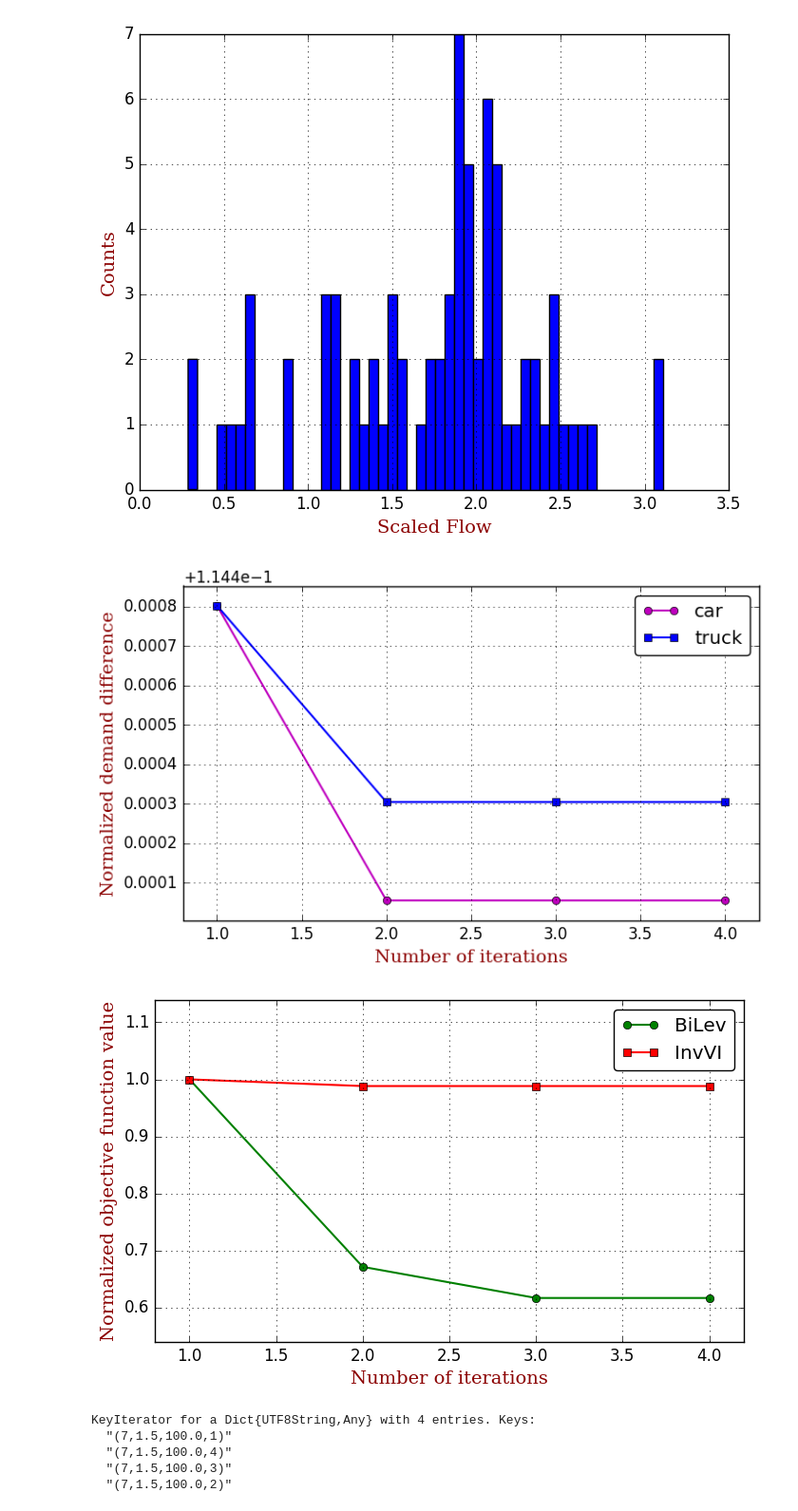
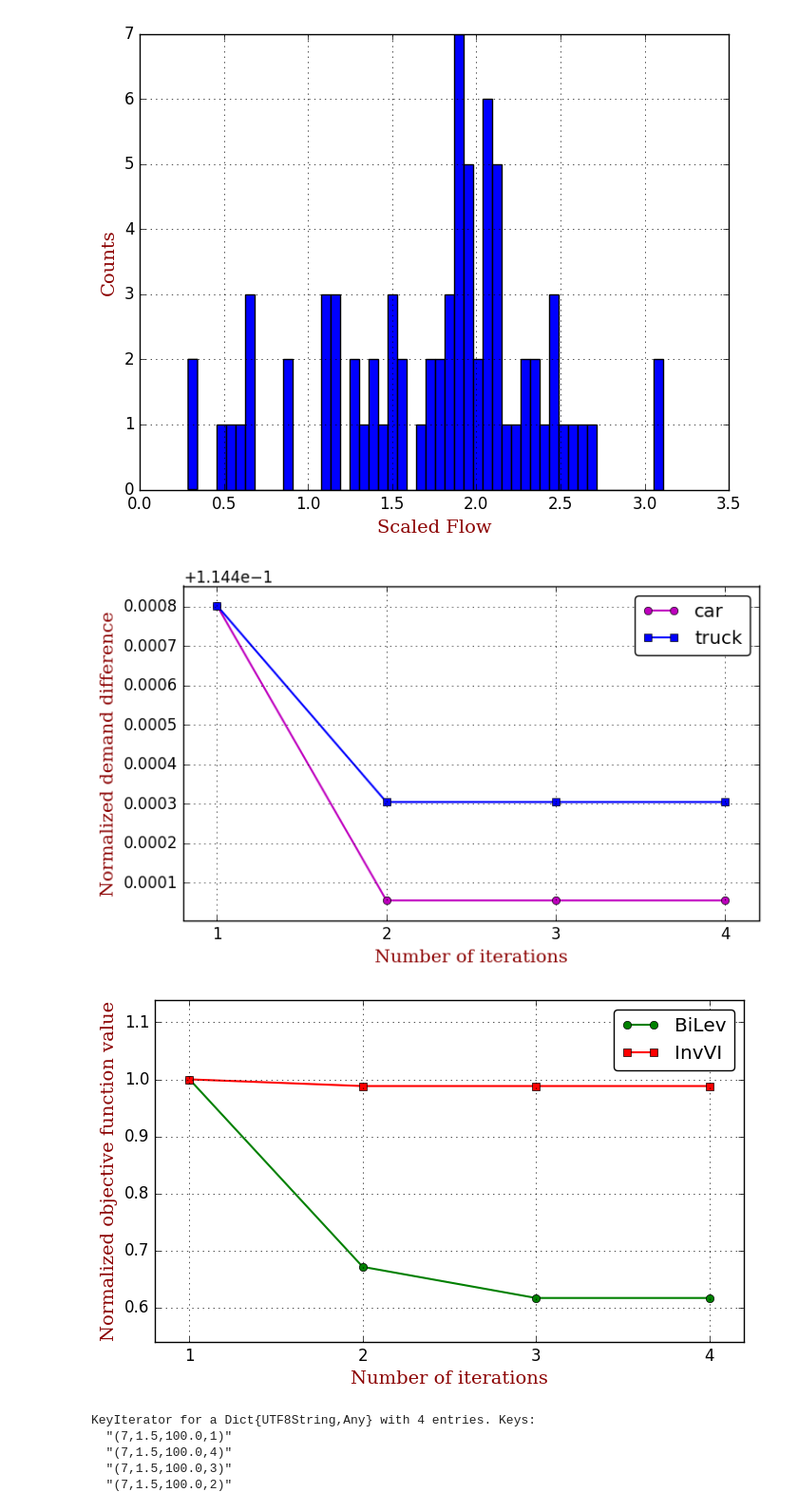
Before and after one commit to jingzbu/InverseVIsTraffic, a Jupyter notebook: 12_develop_new_OD_demand_estimator_Sioux_Dijkstra_multi_class/05_refine_iteration_results.ipynb, the cells around one changed output. Shown: that part at 95% size. Saved outputs shown, nothing was run; the diff lists cells and outputs as text; code cells hidden in the pictures.

Commit message:
update xticks for plots

```diff
--- a/12_develop_new_OD_demand_estimator_Sioux_Dijkstra_multi_class/05_refine_iteration_results.ipynb
+++ b/12_develop_new_OD_demand_estimator_Sioux_Dijkstra_multi_class/05_refine_iteration_results.ipynb
@@ -91,12 +91,14 @@ ylim(minimum(demandsDiffCar)-.00005, maximum(demandsDiffCar)+.00005)
 
 font1 = ["family"=>"serif", "color"=>"darkred", "weight"=>"normal", "size"=>14]
 
+xticks(1:4)
+
 xlabel("Number of iterations", fontdict=font1)
 ylabel("Normalized demand difference", fontdict=font1)
 
 savefig("./results/demandsDiff_biLev_Sioux_multi_class.pdf")
 # %% [output]
-[figure, old version]
+[figure, new version]
 # %%
 normObjInvVIDict = Dict{}()
 
@@ -106,34 +108,36 @@ end
 # %%
 iterNum = 1:(N+1)
 
 objFunBiLev = map(iterNum->norObjFunDict["$iterNum"], iterNum)
 
 # plot(iterNum, objFun, "s-g", label="True")
 
 fig = figure(figsize=(8,4.5))
 
 plot(iterNum, objFunBiLev, "o-g", label="BiLev", linewidth=1.5)
 
 objFunInv = map(iterNum->normObjInvVIDict["$iterNum"], iterNum)
 
 # plot(iterNum, objFun, "s-g", label="True")
 
 plot(iterNum, objFunInv, "s-r", label="InvVI", linewidth=1.5)
 
 legend(loc="upper right",fancybox="true")
 
 grid("on")
 
 xlim(0.8, N + 1 + .2)
 ylim(0.54, 1.14)
 
 font1 = ["family"=>"serif", "color"=>"darkred", "weight"=>"normal", "size"=>14]
 
+xticks(1:4)
+
 xlabel("Number of iterations", fontdict=font1)
 ylabel("Normalized objective function value", fontdict=font1)
 savefig("./results/objFun_Sioux_multi_class.pdf")
 # %% [output]
-[figure, old version]
+[figure, new version]
 # %%
 polyEval(coeffs, pt) = sum([coeffs[i] * pt^(i-1) for i = 1:length(coeffs)]);
 # %%
```
Also changed, not shown: 9 other files.
